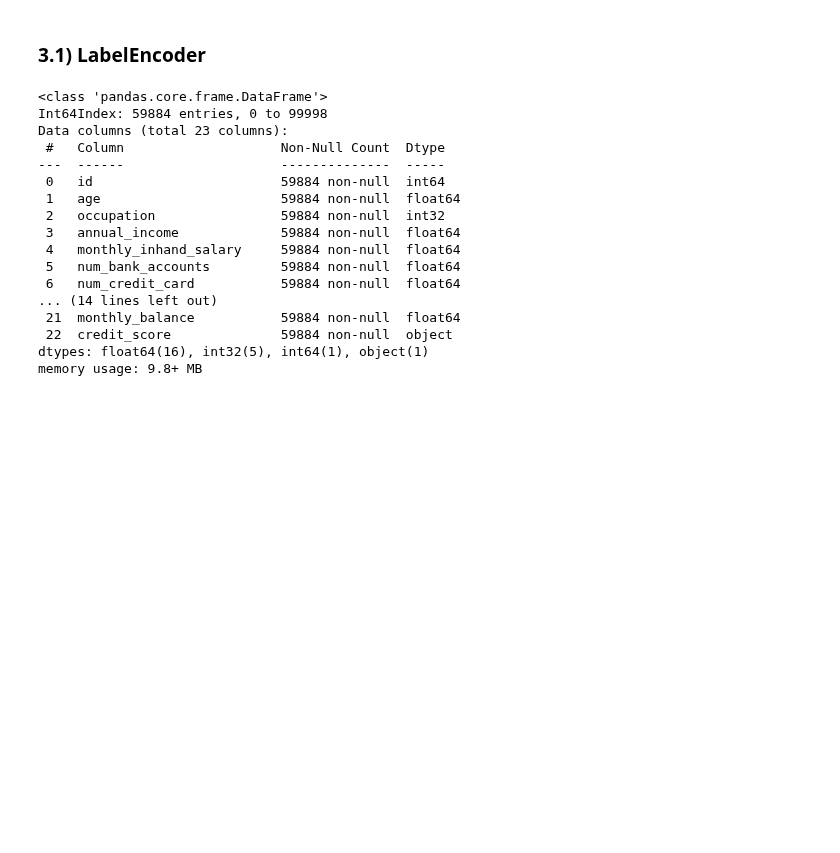
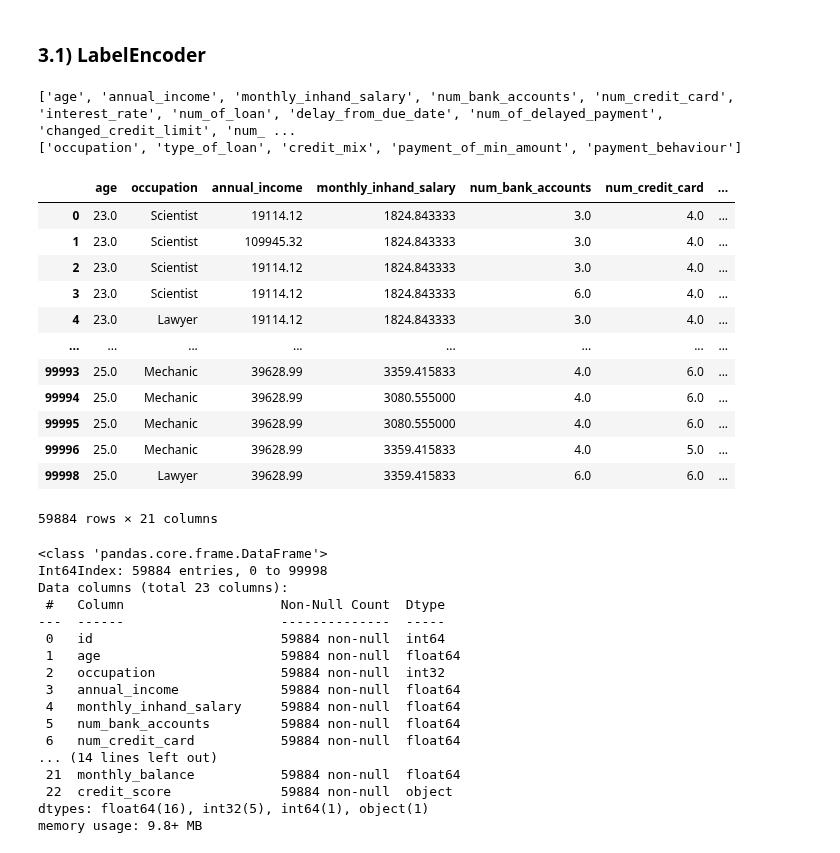
Before and after one commit to davide-beltrame/Credit-Prediction-Group-Project-AI-ML-Exam, a Jupyter notebook: main.ipynb, the cells around one changed output. Drawn from its saved outputs; the diff is of its cells as text; code cells hidden in the pictures; blank space fills up the shorter version.

```diff
--- a/main.ipynb
+++ b/main.ipynb
@@ -487,6 +487,34 @@ dtypes: float64(16), int64(1), object(6)
 memory usage: 11.0+ MB
 # %% [markdown]
 ### 3.1) LabelEncoder
+# %%
+from sklearn.compose import make_column_selector as selector
+
+numerical_columns_selector = selector(dtype_exclude=object)
+categorical_columns_selector = selector(dtype_include=object)
+data_df = data_df_cleaned.iloc[:, [1,2,3,4,5,6,7,8,9,10,11,12,13,14,15,16,17,18,19,20,21]]
+
+numerical_columns = numerical_columns_selector(data_df)
+categorical_columns = categorical_columns_selector(data_df)
+print(numerical_columns)
+print(categorical_columns)
+data_df
+# %% [output]
+['age', 'annual_income', 'monthly_inhand_salary', 'num_bank_accounts', 'num_credit_card', 'interest_rate', 'num_of_loan', 'delay_from_due_date', 'num_of_delayed_payment', 'changed_credit_limit', 'num_ ...
+['occupation', 'type_of_loan', 'credit_mix', 'payment_of_min_amount', 'payment_behaviour']
+|  | age | occupation | annual_income | monthly_inhand_salary | num_bank_accounts | num_credit_card | ... |
+| 0 | 23.0 | Scientist | 19114.12 | 1824.843333 | 3.0 | 4.0 | ... |
+| 1 | 23.0 | Scientist | 109945.32 | 1824.843333 | 3.0 | 4.0 | ... |
+| 2 | 23.0 | Scientist | 19114.12 | 1824.843333 | 3.0 | 4.0 | ... |
+| 3 | 23.0 | Scientist | 19114.12 | 1824.843333 | 6.0 | 4.0 | ... |
+| 4 | 23.0 | Lawyer | 19114.12 | 1824.843333 | 3.0 | 4.0 | ... |
+| ... | ... | ... | ... | ... | ... | ... | ... |
+| 99993 | 25.0 | Mechanic | 39628.99 | 3359.415833 | 4.0 | 6.0 | ... |
+| 99994 | 25.0 | Mechanic | 39628.99 | 3080.555000 | 4.0 | 6.0 | ... |
+| 99995 | 25.0 | Mechanic | 39628.99 | 3080.555000 | 4.0 | 6.0 | ... |
+| 99996 | 25.0 | Mechanic | 39628.99 | 3359.415833 | 4.0 | 5.0 | ... |
+| 99998 | 25.0 | Lawyer | 39628.99 | 3359.415833 | 6.0 | 6.0 | ... |
+59884 rows × 21 columns
 # %%
 from sklearn.preprocessing import LabelEncoder
 data_df_cleaned['occupation'] = LabelEncoder().fit_transform(data_df_cleaned['occupation'])
```
Also changed, not shown: parts of 15 cells of this notebook.
